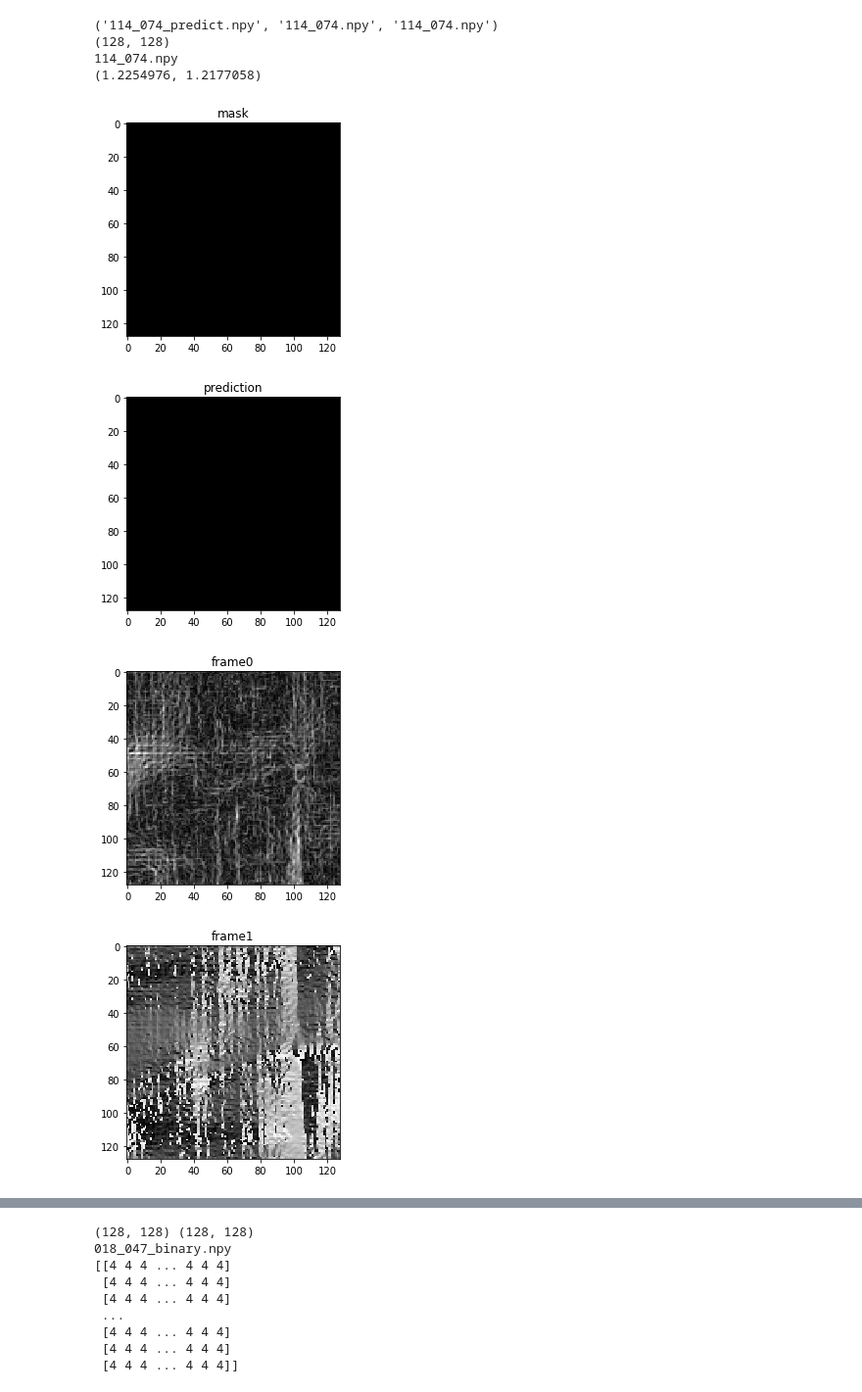
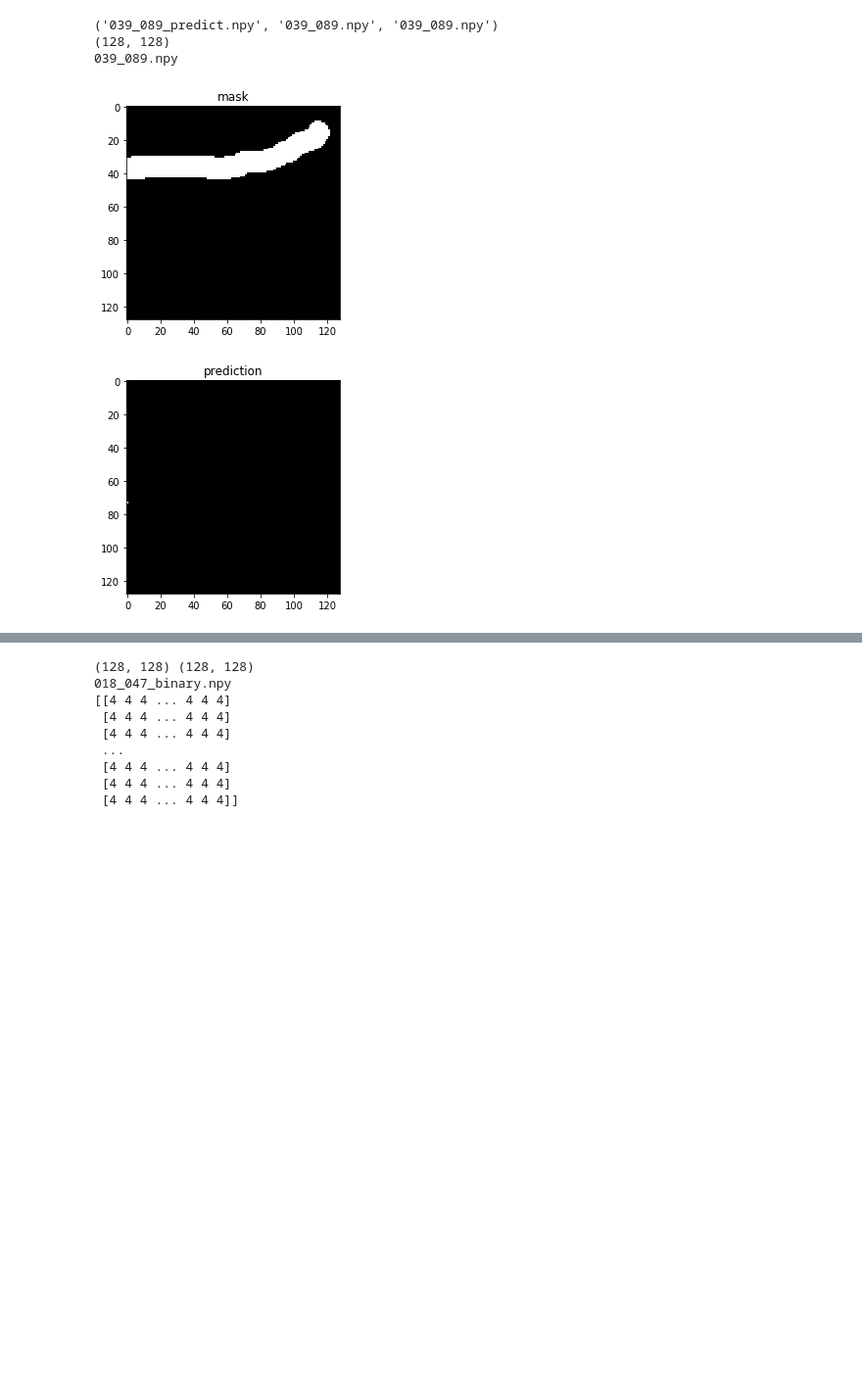
Before and after one commit to Chen-Yifan/DEM_segmentation, a Jupyter notebook: notebook/vis.ipynb, the cells around one changed output, grey strips where cells are left out. Shown at 98% size. Drawn from its saved outputs; the diff is of its cells as text; code cells hidden in the pictures; blank space fills up the shorter version.

```diff
--- a/notebook/vis.ipynb
+++ b/notebook/vis.ipynb
@@ -1,10 +1,10 @@
 # %%
 import os
 import re
-results_dir = '/home/yifanc3/results/8.19/128overlap_200w_unetAdal_45ep_5m5b_prenorm/1/prediction'
+results_dir = '/home/yifanc3/results/9.24nonorm/128over10m6b_unet_Adadelta_der103_200w_30e/1/prediction'
 # iou = 69%
-test_mask_dir = '/home/yifanc3/results/8.19/128overlap_200w_unetAdal_45ep_5m5b_prenorm/1/mask'
-test_frame_dir = '/home/yifanc3/results/8.19/128overlap_200w_unetAdal_45ep_5m5b_prenorm/1/frame'
+test_mask_dir = '/home/yifanc3/results/9.24nonorm/128over10m6b_unet_Adadelta_der103_200w_30e/1/mask'
+test_frame_dir = '/home/yifanc3/results/9.24nonorm/128over10m6b_unet_Adadelta_der103_200w_30e/1/frame'
 
 
 results_files = os.listdir(results_dir)
@@ -44,22 +44,22 @@ def vis(i):
     g = plt.figure(2)
     plt.title('prediction')
     predplot = plt.imshow(pred,cmap='gray')
-    a = plt.figure(3)
-    plt.title('frame0')
-    frame0 = plt.imshow(frame[:,:,0],cmap='gray',)
-    b = plt.figure(4)
-    plt.title('frame1')
-    frame1 = plt.imshow(frame[:,:,1],cmap='gray')
-    c = plt.figure(5)
-    plt.title('frame2')
-    frame2 = plt.imshow(frame[:,:,2],cmap='gray')
-    d = plt.figure(6)
-    plt.title('frame3')
-    frame3 = plt.imshow(frame[:,:,3],cmap='gray')
-    e = plt.figure(7)
-    plt.title('frame4')
-    print(np.max(frame[:,:,4]),np.min(frame[:,:,4]))
-    frame4 = plt.imshow(frame[:,:,4],cmap='gray')
+#     a = plt.figure(3)
+#     plt.title('frame0')
+#     frame0 = plt.imshow(frame[:,:,0],cmap='gray',)
+#     b = plt.figure(4)
+#     plt.title('frame1')
+#     frame1 = plt.imshow(frame[:,:,1],cmap='gray')
+#     c = plt.figure(5)
+#     plt.title('frame2')
+#     frame2 = plt.imshow(frame[:,:,2],cmap='gray')
+#     d = plt.figure(6)
+#     plt.title('frame3')
+#     frame3 = plt.imshow(frame[:,:,3],cmap='gray')
+#     e = plt.figure(7)
+#     plt.title('frame4')
+#     print(np.max(frame[:,:,4]),np.min(frame[:,:,4]))
+#     frame4 = plt.imshow(frame[:,:,4],cmap='gray')
 #     f = plt.figure(8)
 #     plt.title('frame5')
 #     frame4 = plt.imshow(frame[:,:,5],cmap='gray')
@@ -77,14 +77,11 @@ def vis(i):
 # for i in concatenated:
 #     print(i)
 # %%
-vis(220
+vis(53
    )
 # %% [output]
-('114_074_predict.npy', '114_074.npy', '114_074.npy')
+('039_089_predict.npy', '039_089.npy', '039_089.npy')
 (128, 128)
-114_074.npy
-(1.2254976, 1.2177058)
+039_089.npy
-[figure, old version]
+[figure, new version]
 [figure]
-[figure, removed]
-[figure, removed]
```
Also changed, not shown: parts of 2 cells of this notebook, 16 other files.
